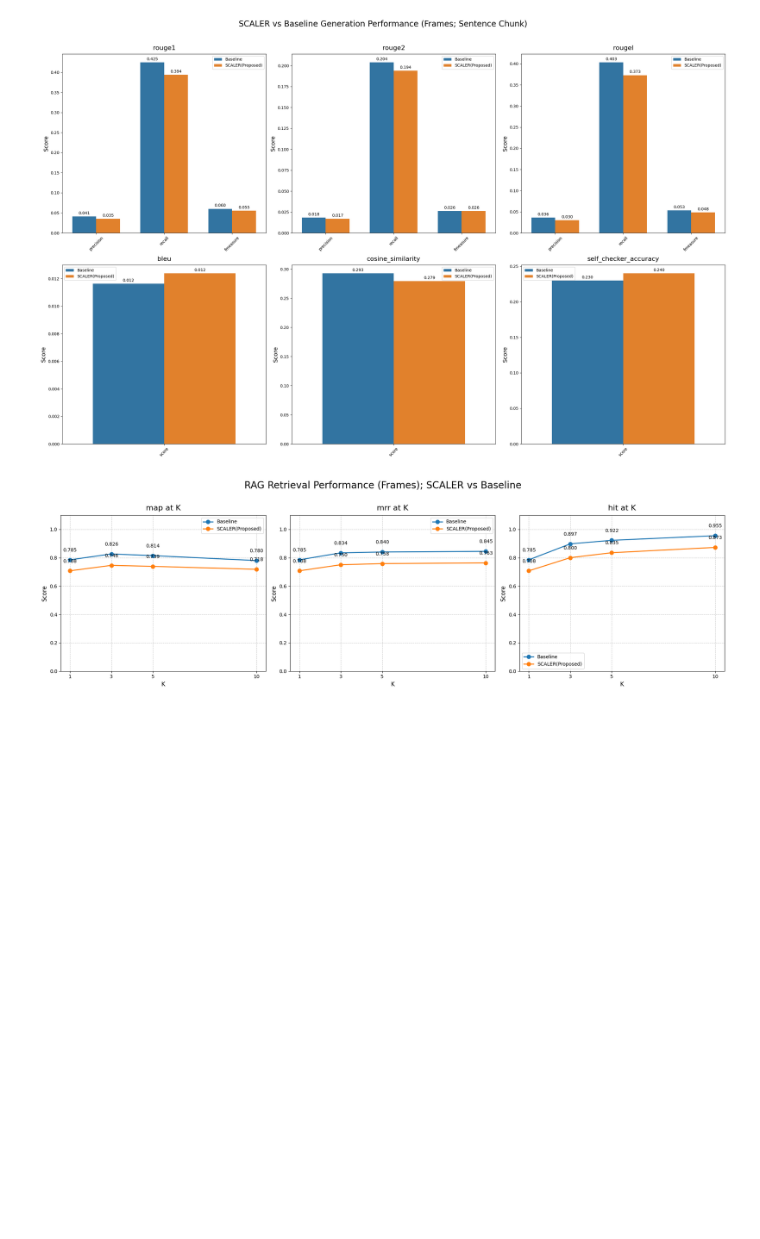
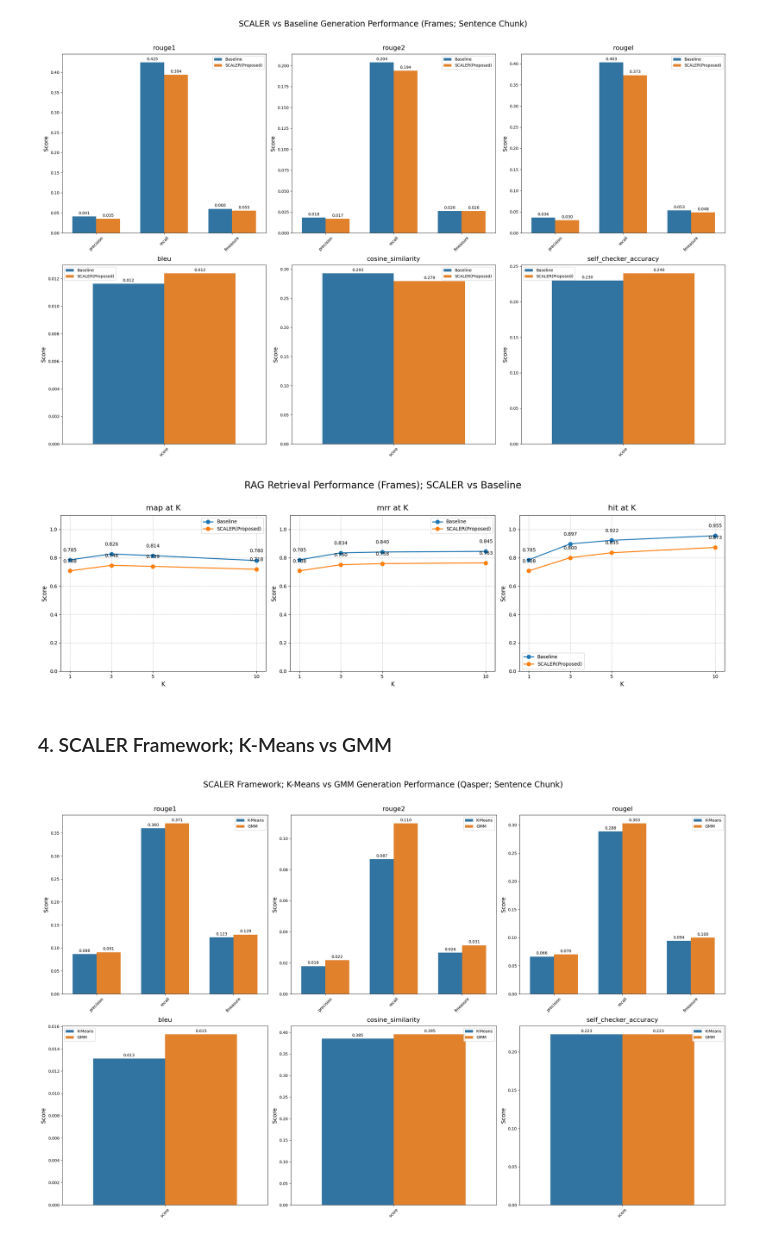
Before and after one commit to RanArino/BDC800-Capstone, a Jupyter notebook: core/evaluation/viz/viz_results.ipynb, the cells around one changed output. Drawn from its saved outputs; the diff is of its cells as text; code cells hidden in the pictures; blank space fills up the shorter version.

Commit message:
test: Conduct experiments of `scaler02_clustering.yanl`

```diff
--- a/core/evaluation/viz/viz_results.ipynb
+++ b/core/evaluation/viz/viz_results.ipynb
@@ -195,3 +195,21 @@ visualize_retrieval_metrics(
 # %% [output]
 [figure]
 [figure]
+# %% [markdown]
+### 4. SCALER Framework; K-Means vs GMM
+# %%
+# Intra-Document (Qasper; Sentence Chunk): K-Means vs GMM
+
+file_paths = [
+    "../../../experiments/metrics/scaler_rag_01_02-20250314-030059.json",
+    "../../../experiments/metrics/scaler_rag_02_01-20250314-122933.json"
+]
+
+visualize_generation_metrics(
+    file_paths,
+    ['K-Means', 'GMM'],
+    "SCALER Framework; K-Means vs GMM Generation Performance (Qasper; Sentence Chunk)",
+    show_errors=False
+)
+# %% [output]
+[figure, added]
```
Also changed, not shown: parts of 1 cell of this notebook.
